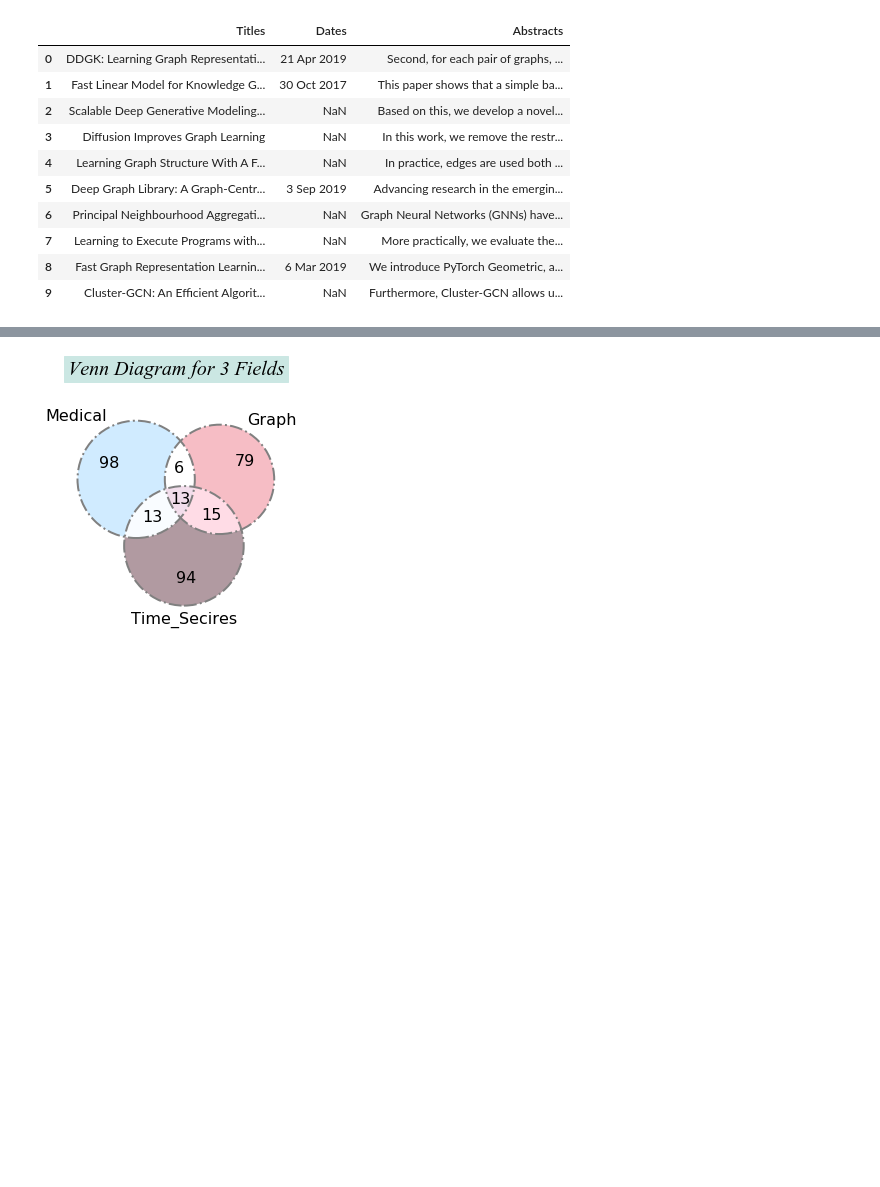
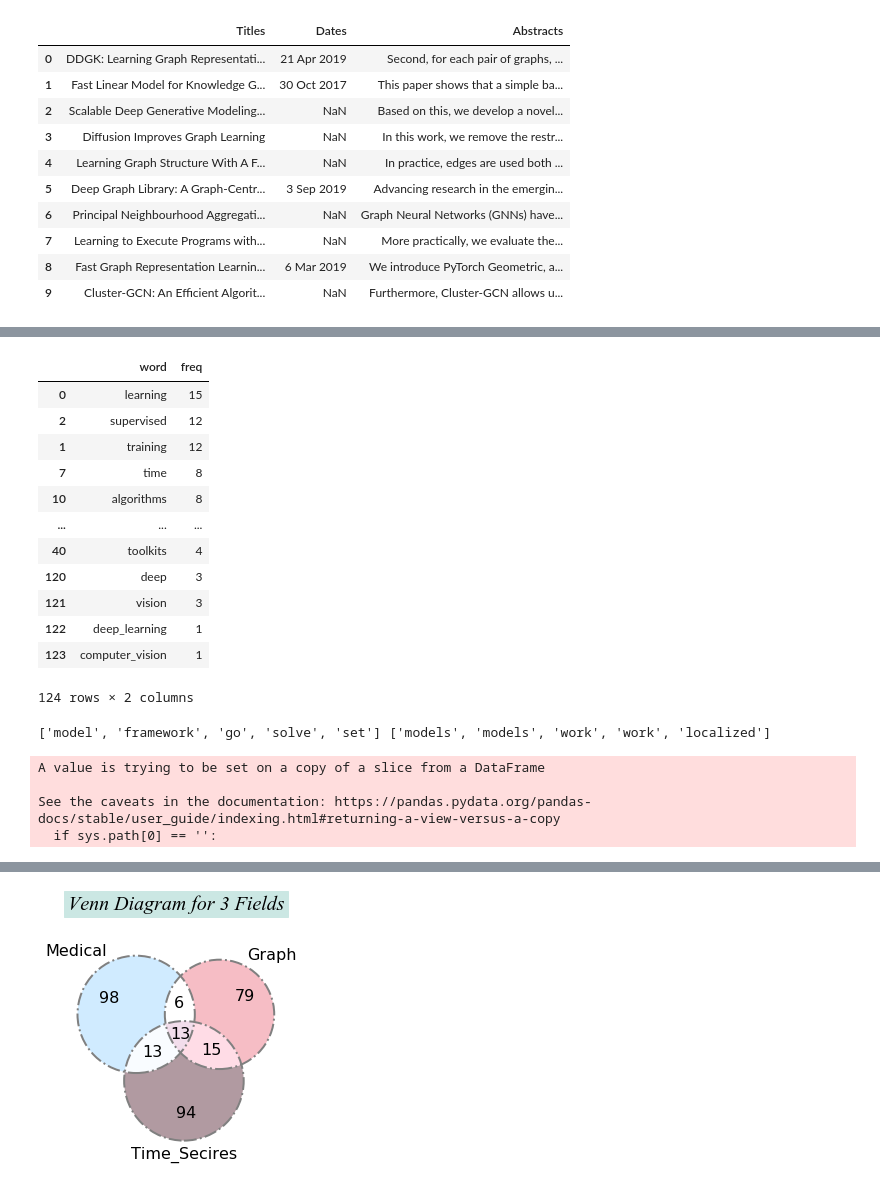
Before and after one commit to ziye003/DataIncubatorChallenge, a Jupyter notebook: DICsec1.ipynb, the cells around one changed output, grey strips where cells are left out. Cells and saved outputs as stored; diff of their text form; code cells hidden in the pictures; blank space fills up the shorter version.

```diff
--- a/DICsec1.ipynb
+++ b/DICsec1.ipynb
@@ -133,0 +172,27 @@ for s in range(len(subjects)):
+# %%
+def find_bigrams(words):
+
+    bigram_measures = nltk.collocations.BigramAssocMeasures()
+
+    freq_threshold = 2
+    bigrams = []
+
+    bigram_finder = BigramCollocationFinder.from_words(words)
+    bigram_finder.apply_freq_filter(freq_threshold)
+    bigrams.append([x[0] for x in bigram_finder.score_ngrams(bigram_measures.pmi)])
+
+
+   # newWordslength=len(words)-len(bigrams[0])
+    newWords=[]
+    for w in range(len(words)-1):
+        for i in range(len(ngrams[0])):
+            if words[w]==ngrams[0][i][0] and words[w+1]==ngrams[0][i][1]:
+                newword=[]
+                ww=[words[w],words[w+1]]
+                newword= "_".join(ww)
+                newWords.append(newword)
+            elif w> 1 and words[w-1]==ngrams[0][i][0] and words[w]==ngrams[0][i][1]:
+                print(ww)
+            else:
+                newWords.append(words[w])
+    return bigrams,newWords
@@ -133,0 +264,2 @@ for s in range(len(subjects)):
+# %%
+subject='speech'
@@ -133,0 +286,2 @@ for s in range(len(subjects)):
+# %%
+bigrams,bigramCorrectlist=find_bigrams(sums[subject])
@@ -133,0 +291,4 @@ for s in range(len(subjects)):
+# %%
+# Create counters
+counts = collections.Counter(bigramCorrectlist) #medical
+counts.most_common(20)
@@ -133,0 +316,34 @@ for s in range(len(subjects)):
+# %%
+#View the counts
+Sdf = pd.DataFrame(list(counts.most_common()),columns = ['word','freq'])
+Sdf.freq.astype(int)
+Sdf=Sdf.sort_values(by='freq',ascending=False)
+Sdf
+# %% [output]
+|  | word | freq |
+| 0 | learning | 15 |
+| 2 | supervised | 12 |
+| 1 | training | 12 |
+| 7 | time | 8 |
+| 10 | algorithms | 8 |
+| ... | ... | ... |
+| 40 | toolkits | 4 |
+| 120 | deep | 3 |
+| 121 | vision | 3 |
+| 122 | deep_learning | 1 |
+| 123 | computer_vision | 1 |
+124 rows × 2 columns
+# %%
+SymbigramCorrectlist,rep1,rep2=Combine_synonyms(Sdf)
+print(rep1,rep2)# check for synaonyms
+# %% [output]
+['model', 'framework', 'go', 'solve', 'set'] ['models', 'models', 'work', 'work', 'localized']
+# %%
+counts = collections.Counter(bigramCorrectlist)
+
+RootSymbigramCorrectlist=Combine_same_root_words(SymbigramCorrectlist)
+# %% [output]
+A value is trying to be set on a copy of a slice from a DataFrame
+
+See the caveats in the documentation: https://pandas.pydata.org/pandas-docs/stable/user_guide/indexing.html#returning-a-view-versus-a-copy
+  if sys.path[0] == '':
```
Also changed, not shown: parts of 27 cells of this notebook.
